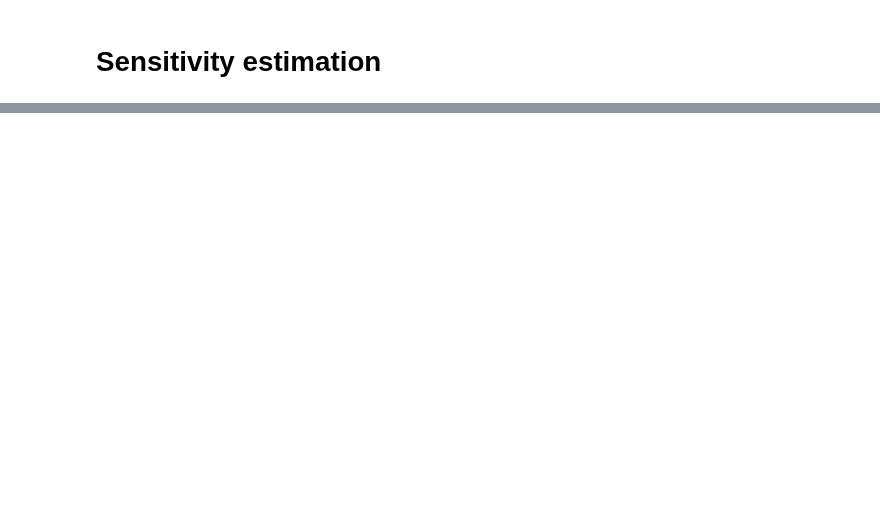
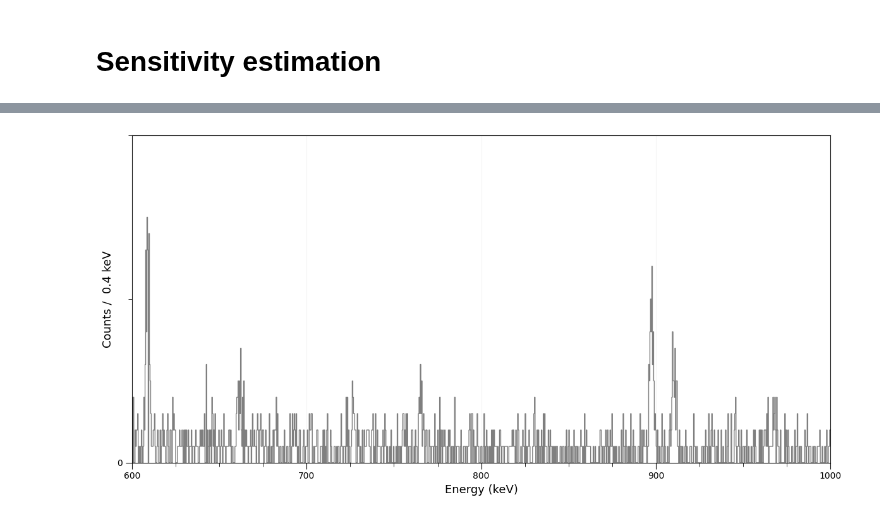
Before and after one commit to RitaF00/ZrO2-double-beta-decay, a Jupyter notebook: analyses.ipynb, the cells around one changed output, grey strips where cells are left out. Cells and saved outputs as stored; diff of their text form; code cells hidden in the pictures; blank space fills up the shorter version.

Commit message:
new data update

```diff
--- a/analyses.ipynb
+++ b/analyses.ipynb
@@ -406,8 +402,8 @@ roi_halfwidth = FWHM   # ±7.5 keV, come prima
 
 # Spettri campione e background scalati
 spectra = {
-    "30 days": (spectrum_30, spectrum_bkg * (t_30 / t_bkg)),
-    "50 days": (spectrum_50, spectrum_bkg * (t_50 / t_bkg))
+    "30 days": (spectrum_30),
+    "50 days": (spectrum_50)
 }
 # %%
 m_sample = 551.3        # g ZrO2
@@ -442,7 +438,7 @@ N_nuclei = {
 # -------------------------------
 # Loop su spettri e picchi
 # -------------------------------
-for label, (sample, bkg_scaled) in spectra.items():
+for label, (sample) in spectra.items():
     print(f"\n--- {label} ---")
     t_meas = t_30 if label=="30 days" else t_50
 
@@ -452,16 +448,16 @@ for label, (sample, bkg_scaled) in spectra.items():
 
         # Conteggi nel ROI
         N_sample = sample[mask].sum()
-        N_bkg    = int(bkg_scaled[mask].sum())
-        S_net    = N_sample - N_bkg
-        sigma    = np.sqrt(N_sample + N_bkg)
+        S_net    = N_sample
+        sigma    = np.sqrt(N_sample)
 
         # Limite preliminare T1/2
-        T_half = (np.log(2) * N_nuclei[iso] * t_meas * efficiencies[iso]) / sigma
+        T_half = (np.log(2) * N_nuclei[iso] * t_meas * efficiencies[iso]) / np.sqrt(S_net)
 
         print(f"{iso}: ROI {roi[0]:.1f}-{roi[1]:.1f} keV -> "
-              f"N_sample={N_sample:.2f}, N_bkg={N_bkg:.2f}, "
-              f"S_net={S_net:.2f}, sigma={sigma:.2f}, "
+              f"N_sample={N_sample:.2f},  "
+              f"S_net={S_net:.2f},  "
+              f"sqrt(S)t={ np.sqrt(S_net):.2f},  "
               f"T1/2 limit = {T_half:.2e} years")
 # %% [output]
 --- 30 days ---
@@ -477,0 +616,62 @@ np.float64(3052.1051019566835)
+# %%
+
+# ===================================
+# Colora isotopo unico e un'entrata in legenda
+# ===================================
+all_isotopes = list(peaks_selected.keys())
+cmap = plt.colormaps['rainbow']
+colors = cmap(np.linspace(0, 1, len(all_isotopes)))
+
+iso_colors = {iso: colors[i] for i, iso in enumerate(all_isotopes)}
+
+# ==========================
+# 1️⃣ PLOT COMPLETO SPETTRO
+# ==========================
+fig, ax = plt.subplots(figsize=(12,6))
+
+dx_major = 100
+dx_minor = 25
+dy_major = 50
+dy_minor = 10
+ax.xaxis.set_major_locator(MultipleLocator(dx_major))
+ax.xaxis.set_minor_locator(MultipleLocator(dx_minor))
+ax.yaxis.set_major_locator(MultipleLocator(dy_major))
+ax.yaxis.set_minor_locator(MultipleLocator(dy_minor))
+ax.tick_params(axis='x', which='major', length=7, labelsize=10)
+ax.tick_params(axis='x', which='minor', length=4)
+ax.tick_params(axis='y', which='major', length=7, labelsize=10)
+ax.tick_params(axis='y', which='minor', length=4)
+
+bins = np.linspace(min(E_kev), max(E_kev), int(len(E_kev)))
+db = bins[1]-bins[0]
+plt.hist(E_kev, bins=bins,
+         weights=spectrum_50, color='tab:gray', histtype='step',label='50-days exposure')
+
+''''
+# Traccia tutte le linee dei picchi
+for iso, data in peaks_selected.items():
+    col = iso_colors[iso]
+    for pos in data["position"]:
+        plt.axvline(pos, color=col,  ls = '--', lw=1)
+
+# Legenda: una sola volta per isotopo
+handles = [plt.Line2D([0], [0], color=col, lw=2, ) for iso, col in iso_colors.items()]
+labels = [iso for iso in iso_colors.keys()]
+'
+'
+plt.legend(handles, labels,
+           fontsize=8,
+           loc='upper right',
+           frameon=True,
+           ncol=2)
+           '''
+#plt.yscale('log')
+plt.xlim(600, 1000)
+plt.ylim(0, 20)
+plt.xlabel("Energy (keV)", size=13)
+plt.ylabel(f"Counts / {db: .1f} keV", size=13)
+plt.grid(alpha=0.13)
+plt.tight_layout()
+plt.show()
+# %% [output]
+[figure, added]
```
Also changed, not shown: parts of 32 cells of this notebook, 9 other files.
